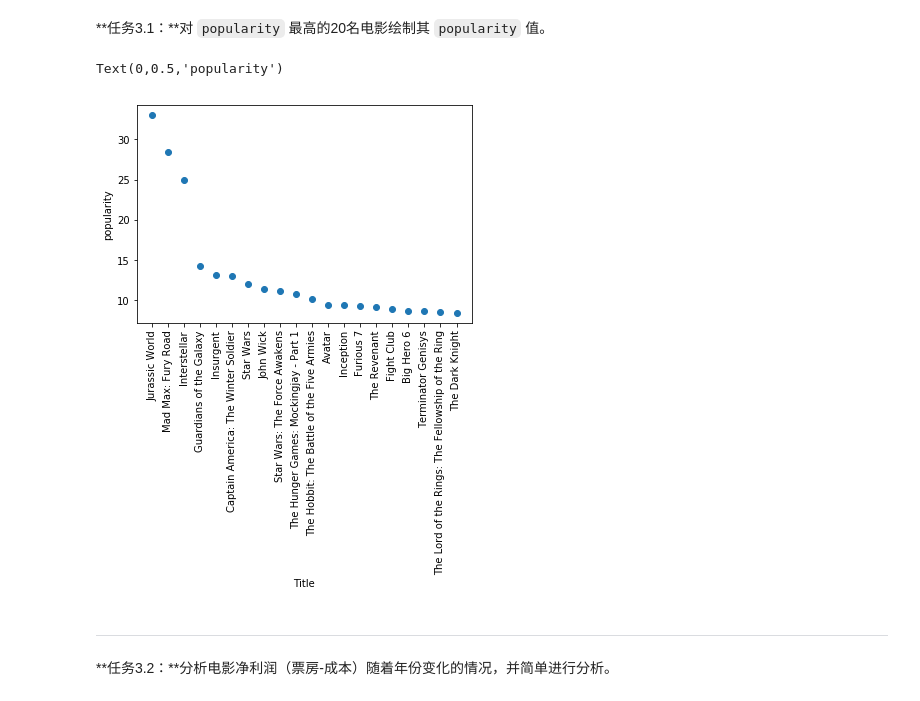
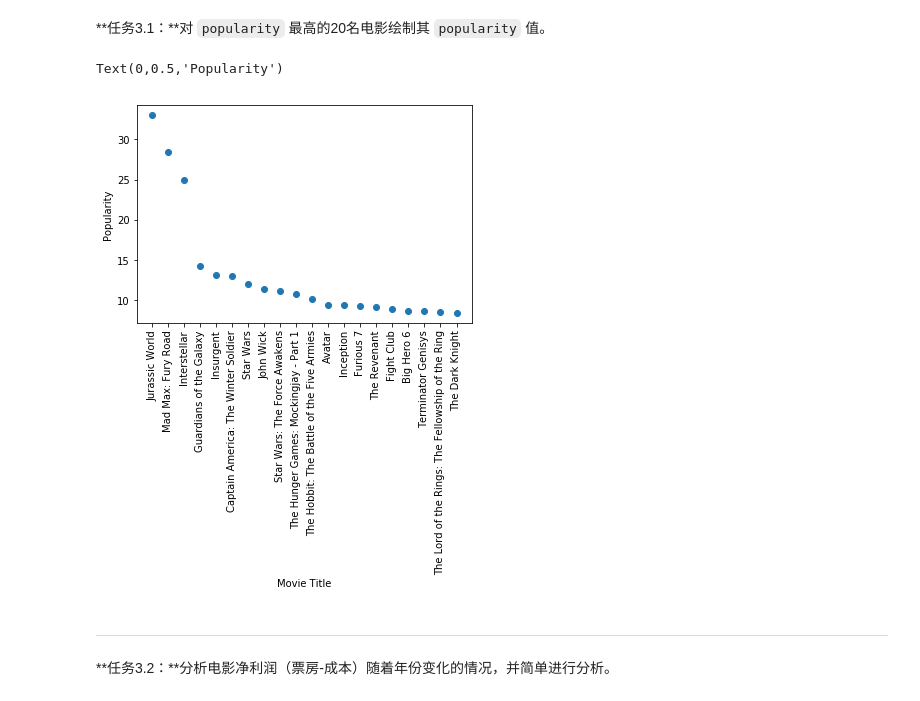
Before and after one commit to lssxfy123/PythonStudy, a Jupyter notebook: udacity_test/AIPND-cn-master/P2_Explore_Movie_Dataset/Explore Movie Dataset.ipynb, the cells around one changed output. Cells and saved outputs as stored; diff of their text form; code cells hidden in the pictures.

```diff
--- a/udacity_test/AIPND-cn-master/P2_Explore_Movie_Dataset/Explore Movie Dataset.ipynb
+++ b/udacity_test/AIPND-cn-master/P2_Explore_Movie_Dataset/Explore Movie Dataset.ipynb
@@ -223,13 +223,13 @@ mean_popularity_groupby_director = movie_data.groupby(['director'])['popularity'
 # %%
 ## popularity最高的20名电影
 max_20_popularity = movie_data.sort_values(by=['popularity'], ascending=False).head(20)
 plt.scatter(data=max_20_popularity, x='original_title', y='popularity')
 plt.xticks(rotation=90)
-plt.xlabel('Title')
-plt.ylabel('popularity')
+plt.xlabel('Movie Title')
+plt.ylabel('Popularity')
 # %% [output]
-Text(0,0.5,'popularity')
+Text(0,0.5,'Popularity')
-[figure, old version]
+[figure, new version]
 # %% [markdown]
 ---
 **任务3.2：**分析电影净利润（票房-成本）随着年份变化的情况，并简单进行分析。
```
Also changed, not shown: parts of 8 cells of this notebook, 3 other files.
